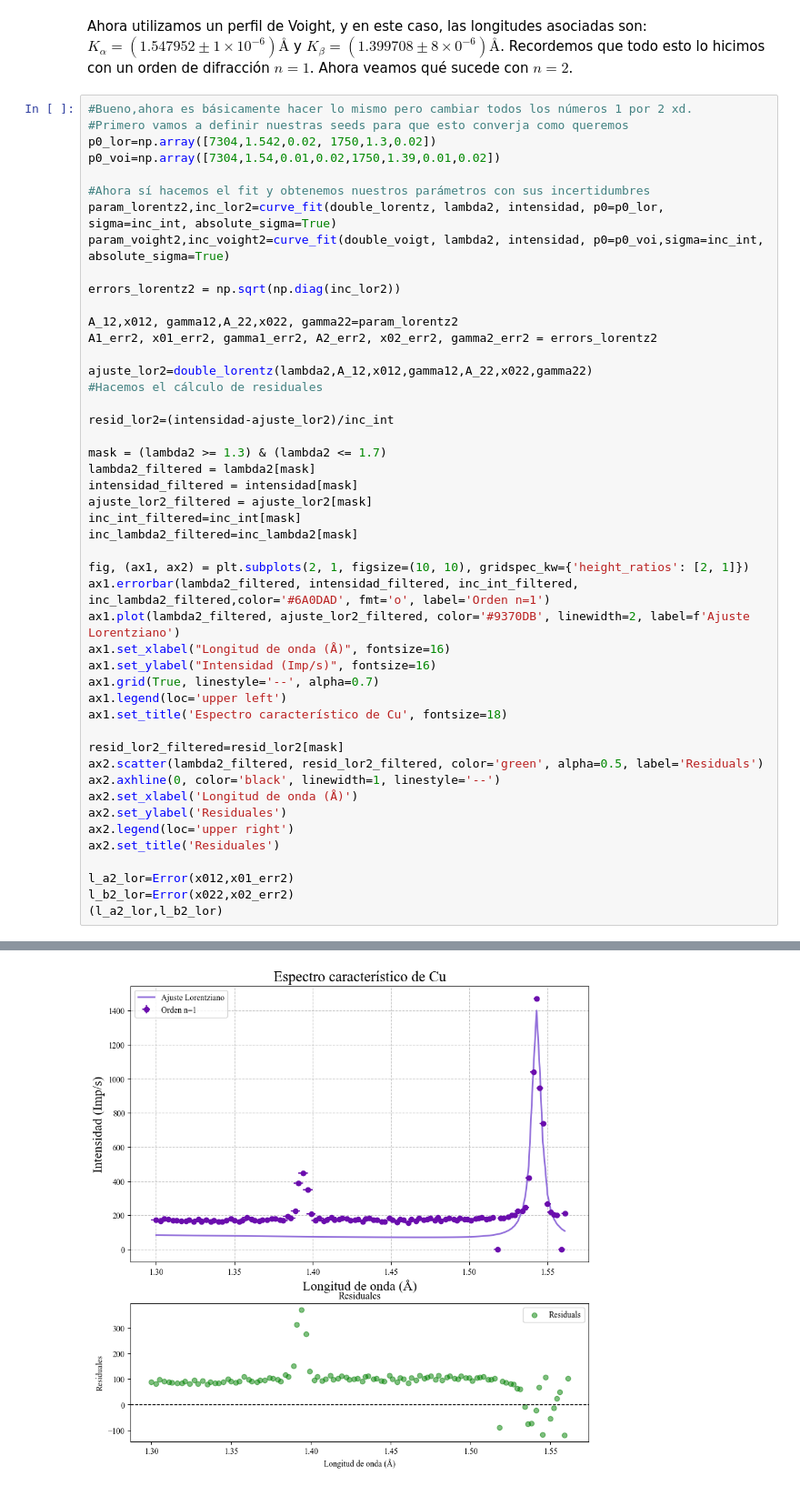
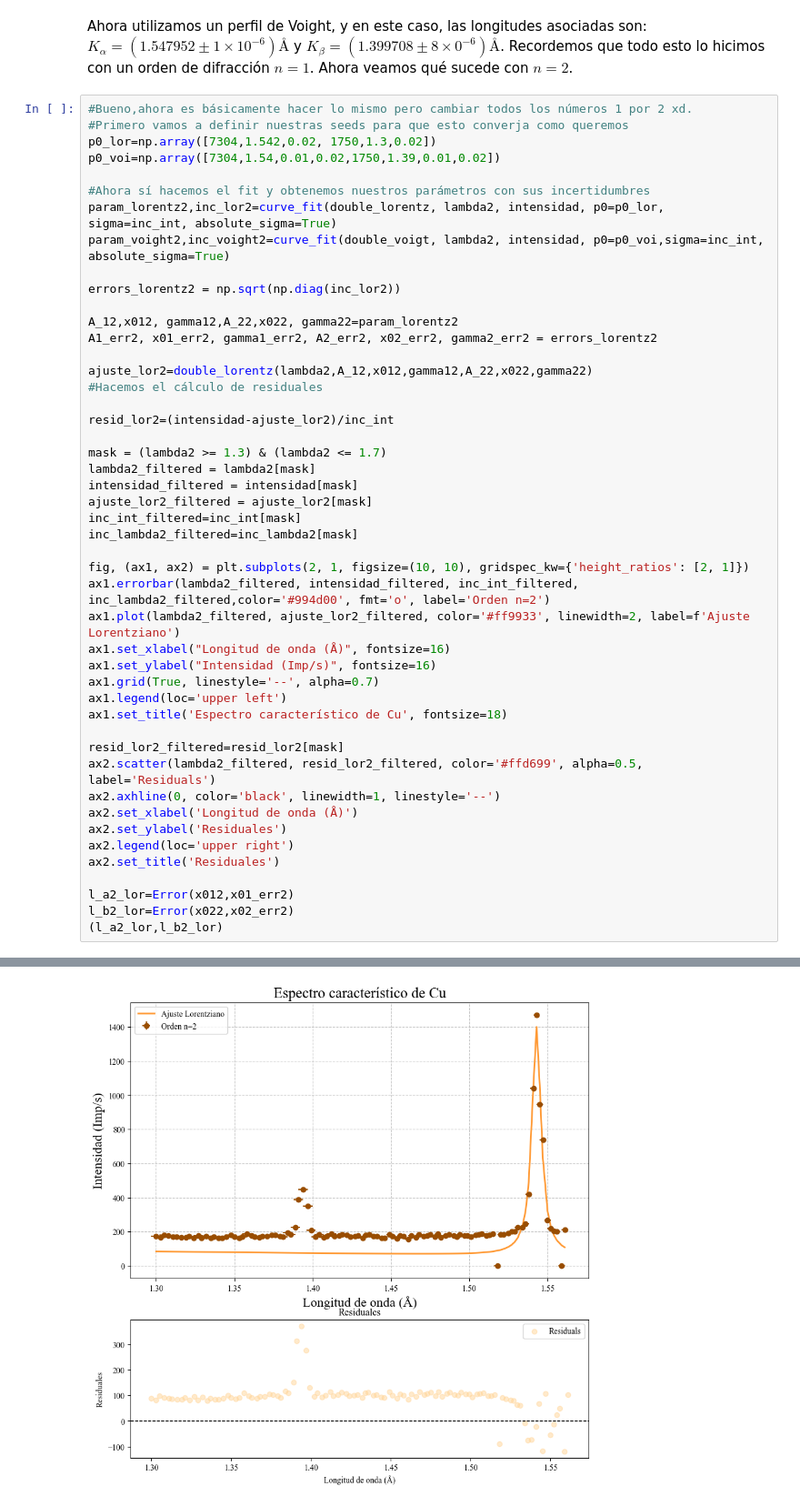
Before and after one commit to slaverdeg/Laboratorio-Intermedio-1, a Jupyter notebook: Rayos X/Bitácora 1.ipynb, the cells around one changed output, grey strips where cells are left out. Shown at 91% size. Saved outputs shown, nothing was run; the diff lists cells and outputs as text.

```diff
--- a/Rayos X/Bitácora 1.ipynb
+++ b/Rayos X/Bitácora 1.ipynb
@@ -281,34 +278,34 @@ ajuste_lor2=double_lorentz(lambda2,A_12,x012,gamma12,A_22,x022,gamma22)
 #Hacemos el cálculo de residuales
 
 resid_lor2=(intensidad-ajuste_lor2)/inc_int
 
 mask = (lambda2 >= 1.3) & (lambda2 <= 1.7)
 lambda2_filtered = lambda2[mask]
 intensidad_filtered = intensidad[mask]
 ajuste_lor2_filtered = ajuste_lor2[mask]
 inc_int_filtered=inc_int[mask]
 inc_lambda2_filtered=inc_lambda2[mask]
 
 fig, (ax1, ax2) = plt.subplots(2, 1, figsize=(10, 10), gridspec_kw={'height_ratios': [2, 1]})
-ax1.errorbar(lambda2_filtered, intensidad_filtered, inc_int_filtered, inc_lambda2_filtered,color='#6A0DAD', fmt='o', label='Orden n=1')
-ax1.plot(lambda2_filtered, ajuste_lor2_filtered, color='#9370DB', linewidth=2, label=f'Ajuste Lorentziano')
+ax1.errorbar(lambda2_filtered, intensidad_filtered, inc_int_filtered, inc_lambda2_filtered,color='#994d00', fmt='o', label='Orden n=2')
+ax1.plot(lambda2_filtered, ajuste_lor2_filtered, color='#ff9933', linewidth=2, label=f'Ajuste Lorentziano')
 ax1.set_xlabel("Longitud de onda (Å)", fontsize=16)
 ax1.set_ylabel("Intensidad (Imp/s)", fontsize=16)
 ax1.grid(True, linestyle='--', alpha=0.7)
 ax1.legend(loc='upper left')
 ax1.set_title('Espectro característico de Cu', fontsize=18)
 
 resid_lor2_filtered=resid_lor2[mask]
-ax2.scatter(lambda2_filtered, resid_lor2_filtered, color='green', alpha=0.5, label='Residuals')
+ax2.scatter(lambda2_filtered, resid_lor2_filtered, color='#ffd699', alpha=0.5, label='Residuals')
 ax2.axhline(0, color='black', linewidth=1, linestyle='--')
 ax2.set_xlabel('Longitud de onda (Å)')
 ax2.set_ylabel('Residuales')
 ax2.legend(loc='upper right')
 ax2.set_title('Residuales')
 
 l_a2_lor=Error(x012,x01_err2)
 l_b2_lor=Error(x022,x02_err2)
 (l_a2_lor,l_b2_lor)
 # %% [output]
 ((1.543004, 2e-06), (-0.1767, 0.0008))
-[figure, old version]
+[figure, new version]
```
Also changed, not shown: parts of 4 cells of this notebook.
